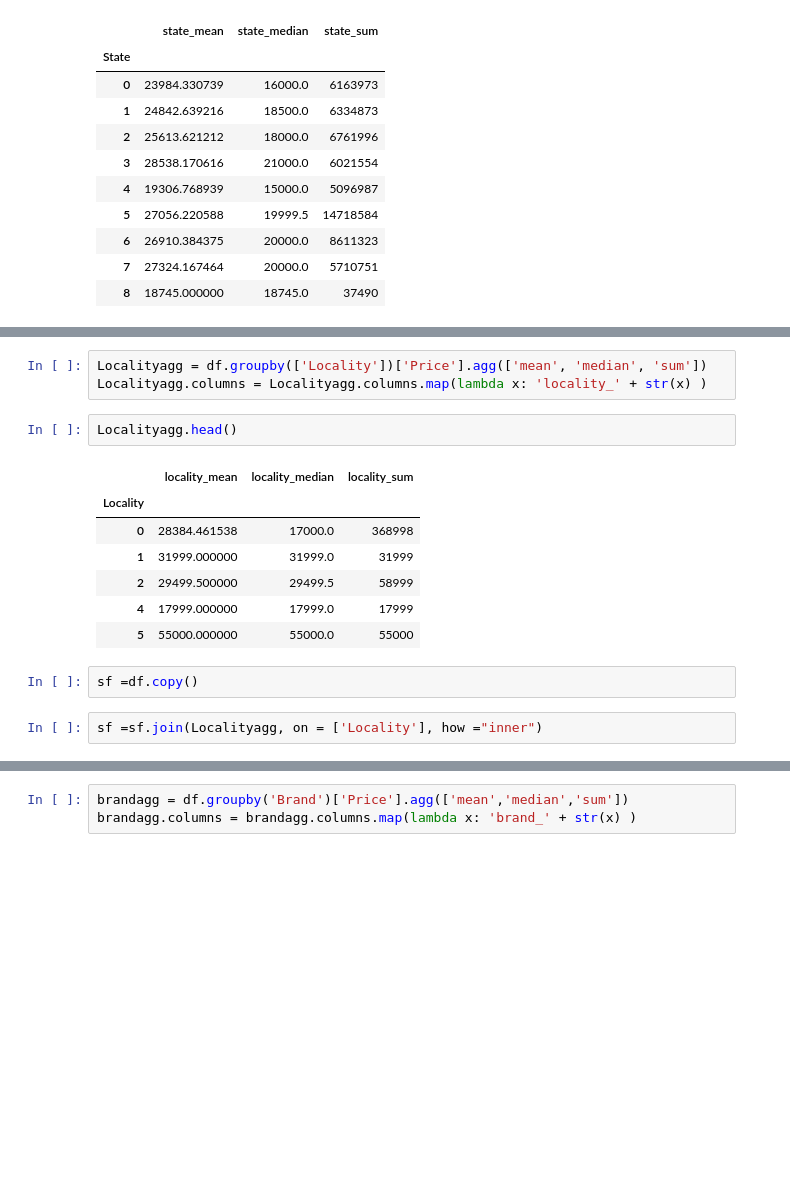
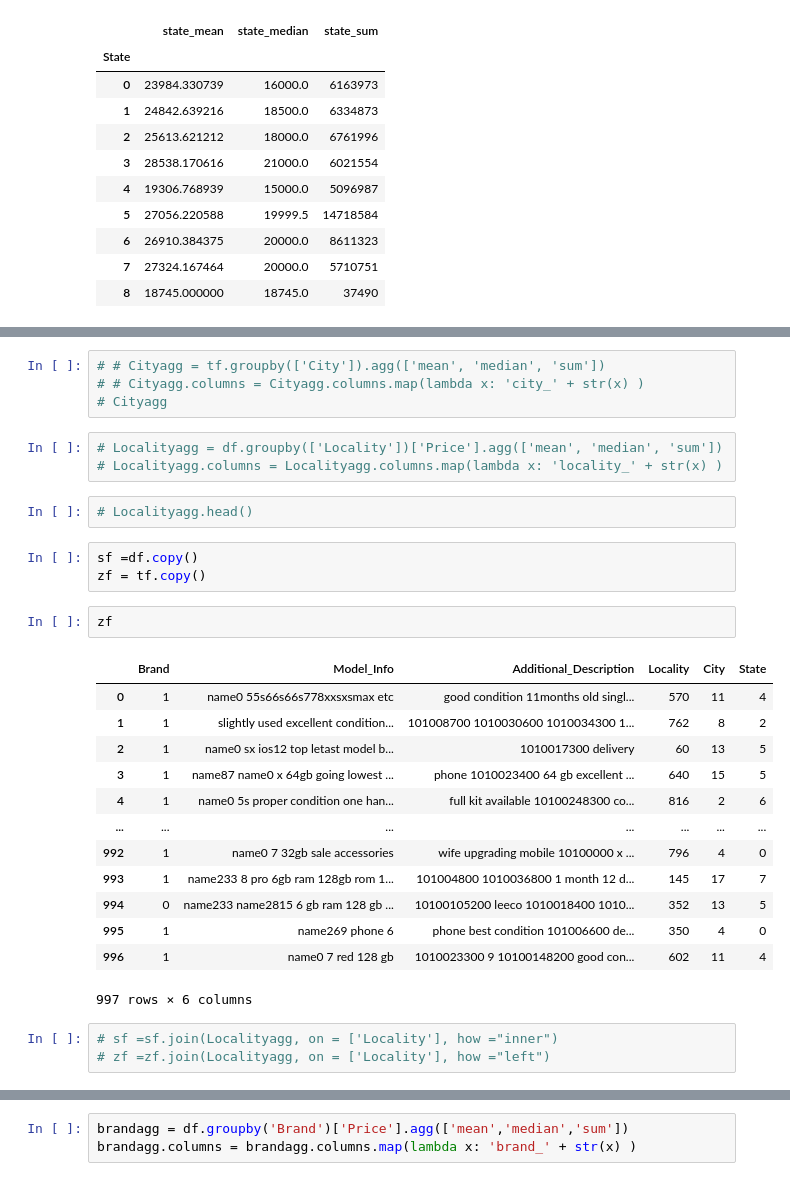
Before and after one commit to DataSenseiAryan/MachineHackElectronicPrice, a Jupyter notebook: basic.ipynb, the cells around one changed output, grey strips where cells are left out. Drawn from its saved outputs; the diff is of its cells as text; blank space fills up the shorter version.

```diff
--- a/basic.ipynb
+++ b/basic.ipynb
@@ -374,17 +367,31 @@ Cityagg
+# %%
+# # Cityagg = tf.groupby(['City']).agg(['mean', 'median', 'sum'])
+# # Cityagg.columns = Cityagg.columns.map(lambda x: 'city_' + str(x) )
+# Cityagg
 # %%
-Localityagg = df.groupby(['Locality'])['Price'].agg(['mean', 'median', 'sum'])
-Localityagg.columns = Localityagg.columns.map(lambda x: 'locality_' + str(x) )
+# Localityagg = df.groupby(['Locality'])['Price'].agg(['mean', 'median', 'sum'])
+# Localityagg.columns = Localityagg.columns.map(lambda x: 'locality_' + str(x) )
-# %%
-Localityagg.head()
-# %% [output]
-|  | locality_mean | locality_median | locality_sum |
-| Locality |  |  |  |
-| 0 | 28384.461538 | 17000.0 | 368998 |
-| 1 | 31999.000000 | 31999.0 | 31999 |
-| 2 | 29499.500000 | 29499.5 | 58999 |
-| 4 | 17999.000000 | 17999.0 | 17999 |
-| 5 | 55000.000000 | 55000.0 | 55000 |
+# %%
+# Localityagg.head()
 # %%
 sf =df.copy()
+zf = tf.copy()
+# %%
+zf
+# %% [output]
+|  | Brand | Model_Info | Additional_Description | Locality | City | State |
+| 0 | 1 | name0 55s66s66s778xxsxsmax etc | good condition 11months old singl... | 570 | 11 | 4 |
+| 1 | 1 | slightly used excellent condition... | 101008700 1010030600 1010034300 1... | 762 | 8 | 2 |
+| 2 | 1 | name0 sx ios12 top letast model b... | 1010017300 delivery | 60 | 13 | 5 |
+| 3 | 1 | name87 name0 x 64gb going lowest ... | phone 1010023400 64 gb excellent ... | 640 | 15 | 5 |
+| 4 | 1 | name0 5s proper condition one han... | full kit available 10100248300 co... | 816 | 2 | 6 |
+| ... | ... | ... | ... | ... | ... | ... |
+| 992 | 1 | name0 7 32gb sale accessories | wife upgrading mobile 10100000 x ... | 796 | 4 | 0 |
+| 993 | 1 | name233 8 pro 6gb ram 128gb rom 1... | 101004800 1010036800 1 month 12 d... | 145 | 17 | 7 |
+| 994 | 0 | name233 name2815 6 gb ram 128 gb ... | 10100105200 leeco 1010018400 1010... | 352 | 13 | 5 |
+| 995 | 1 | name269 phone 6 | phone best condition 101006600 de... | 350 | 4 | 0 |
+| 996 | 1 | name0 7 red 128 gb | 1010023300 9 10100148200 good con... | 602 | 11 | 4 |
+997 rows × 6 columns
 # %%
-sf =sf.join(Localityagg, on = ['Locality'], how ="inner")
+# sf =sf.join(Localityagg, on = ['Locality'], how ="inner")
+# zf =zf.join(Localityagg, on = ['Locality'], how ="left")
```
Also changed, not shown: parts of 38 cells of this notebook, 37 other files.
